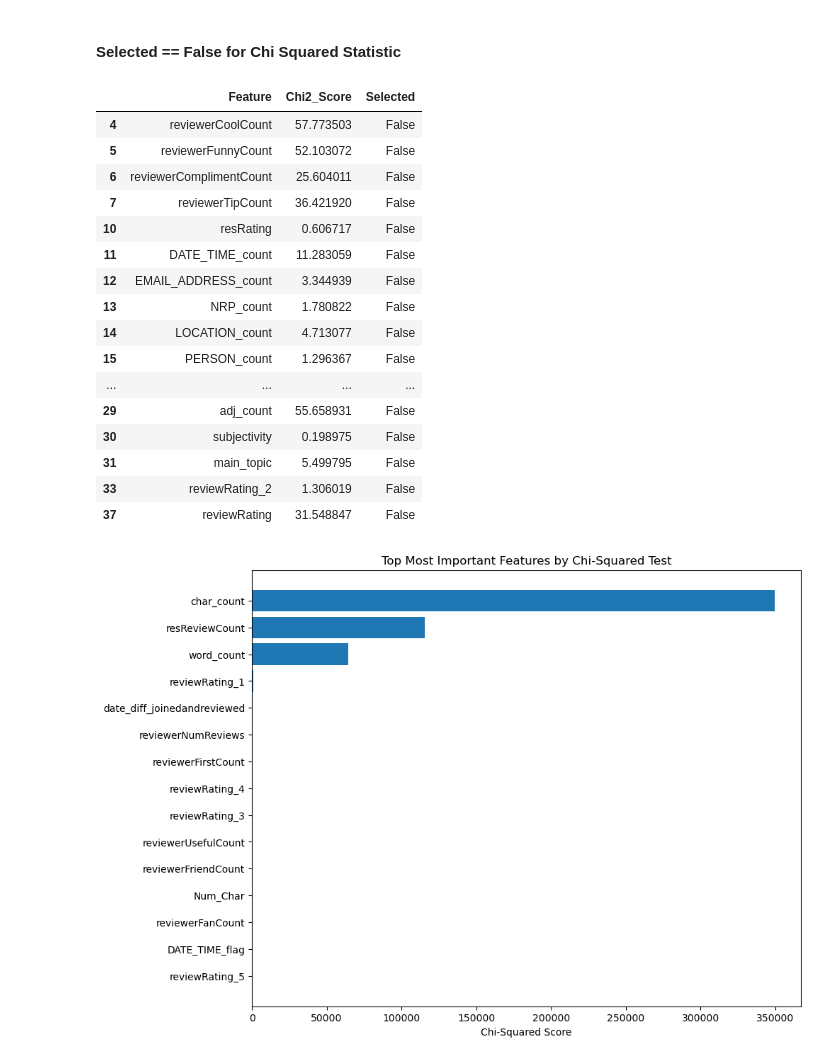
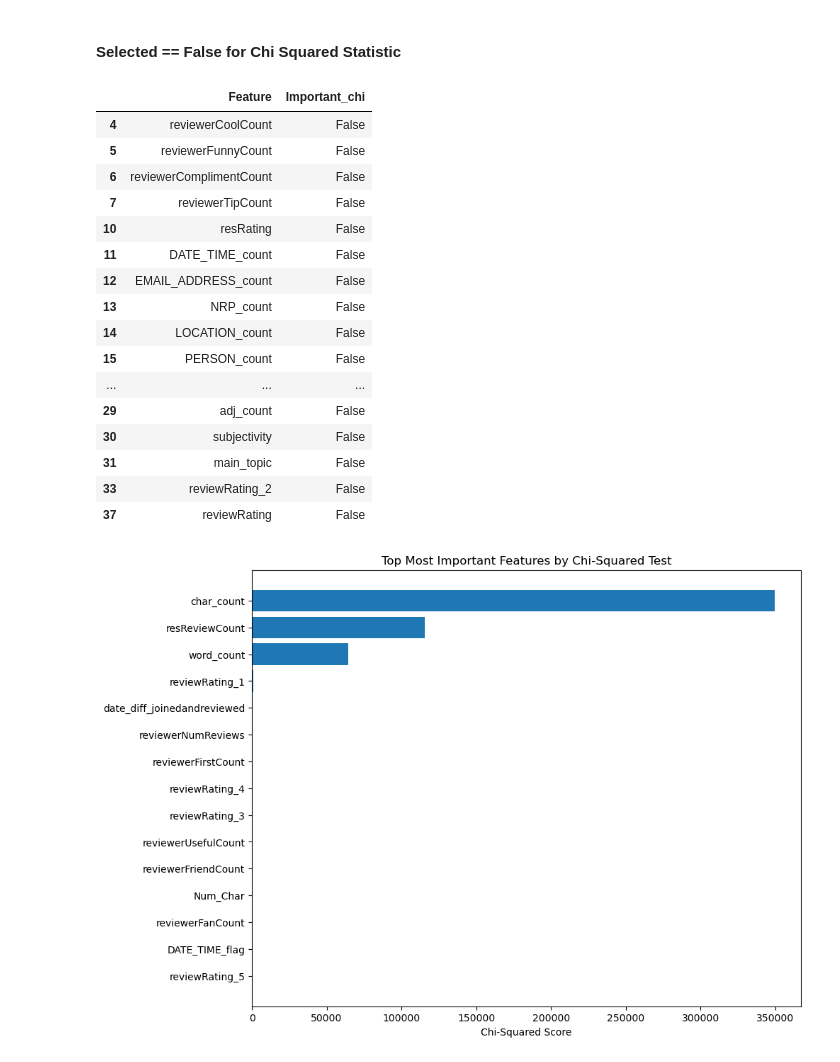
Before and after one commit to jesper1212/BT4012_Reviews, a Jupyter notebook: Notebooks/feature selection/feature selection.ipynb, the cells around one changed output. Drawn from its saved outputs; the diff is of its cells as text; code cells hidden in the pictures.

```diff
--- a/Notebooks/feature selection/feature selection.ipynb
+++ b/Notebooks/feature selection/feature selection.ipynb
@@ -116,24 +119,24 @@ importance_df_chi
 # %%
-unimportant = importance_df_chi[importance_df_chi["Selected"] == False]
+unimportant = importance_df_chi[importance_df_chi["Important_chi"] == False]
 unimportant
 # %% [output]
-|  | Feature | Chi2_Score | Selected |
-| 4 | reviewerCoolCount | 57.773503 | False |
-| 5 | reviewerFunnyCount | 52.103072 | False |
-| 6 | reviewerComplimentCount | 25.604011 | False |
-| 7 | reviewerTipCount | 36.421920 | False |
-| 10 | resRating | 0.606717 | False |
-| 11 | DATE_TIME_count | 11.283059 | False |
-| 12 | EMAIL_ADDRESS_count | 3.344939 | False |
-| 13 | NRP_count | 1.780822 | False |
-| 14 | LOCATION_count | 4.713077 | False |
-| 15 | PERSON_count | 1.296367 | False |
-| ... | ... | ... | ... |
-| 29 | adj_count | 55.658931 | False |
-| 30 | subjectivity | 0.198975 | False |
-| 31 | main_topic | 5.499795 | False |
-| 33 | reviewRating_2 | 1.306019 | False |
-| 37 | reviewRating | 31.548847 | False |
+|  | Feature | Important_chi |
+| 4 | reviewerCoolCount | False |
+| 5 | reviewerFunnyCount | False |
+| 6 | reviewerComplimentCount | False |
+| 7 | reviewerTipCount | False |
+| 10 | resRating | False |
+| 11 | DATE_TIME_count | False |
+| 12 | EMAIL_ADDRESS_count | False |
+| 13 | NRP_count | False |
+| 14 | LOCATION_count | False |
+| 15 | PERSON_count | False |
+| ... | ... | ... |
+| 29 | adj_count | False |
+| 30 | subjectivity | False |
+| 31 | main_topic | False |
+| 33 | reviewRating_2 | False |
+| 37 | reviewRating | False |
 # %%
 from sklearn.feature_selection import SelectKBest, chi2
 import matplotlib.pyplot as plt
```
Also changed, not shown: parts of 8 cells of this notebook.
